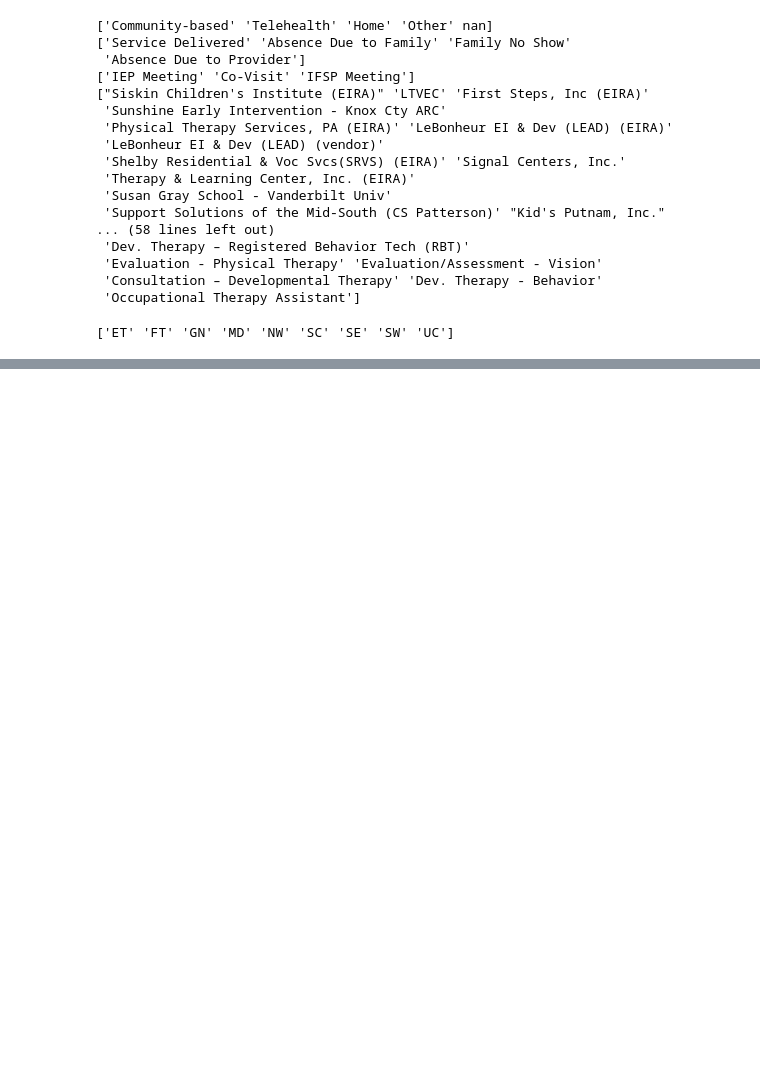
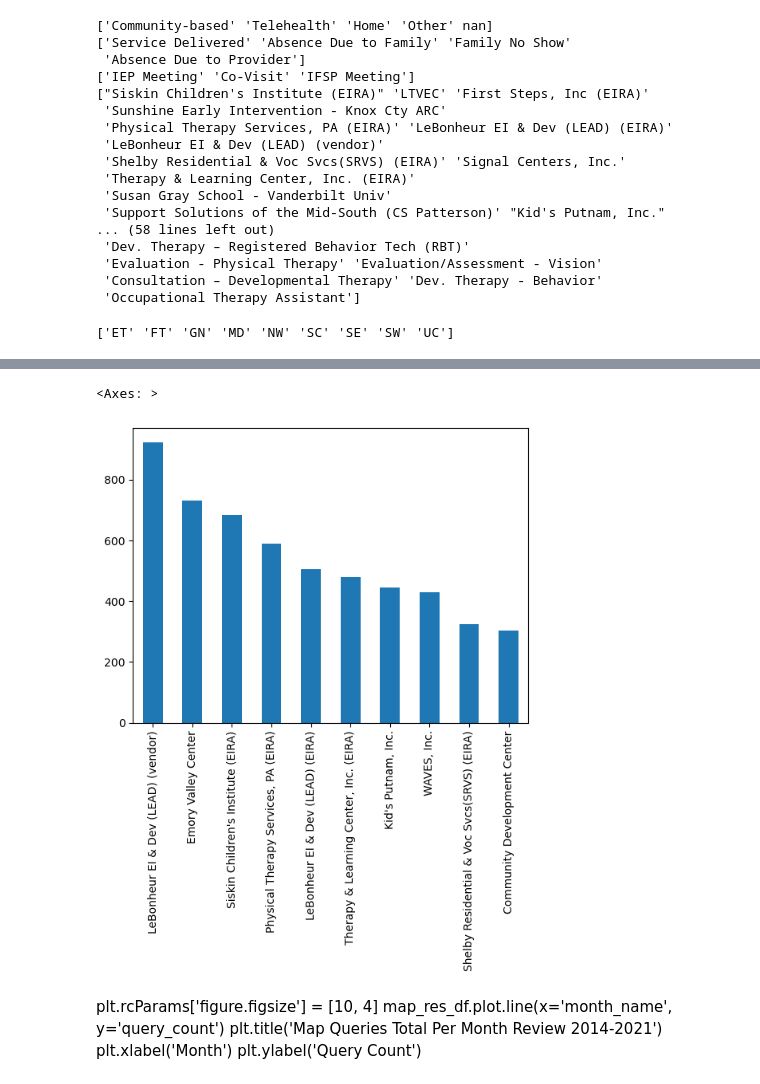
Before and after one commit to NSS-Data-Analytics-Cohort-8/teis_da8_1-sockswithsandals, a Jupyter notebook: notebooks/larry_teis.ipynb, the cells around one changed output, grey strips where cells are left out. Saved outputs shown, nothing was run; the diff lists cells and outputs as text; code cells hidden in the pictures; blank space fills up the shorter version.

```diff
--- a/notebooks/larry_teis.ipynb
+++ b/notebooks/larry_teis.ipynb
@@ -165,0 +208,14 @@ print(children_df2['POE'].unique())
+# %%
+##view IFSP Teaming ID in chart
+##used notes/example from socrata ap project
+agency_top10_plot = compiled_df1['Agency Name'].value_counts().nlargest(10)
+agency_top10_plot.plot(kind='bar')
+# %% [output]
+<Axes: >
+[figure, added]
+# %% [markdown]
+plt.rcParams['figure.figsize'] = [10, 4]
+map_res_df.plot.line(x='month_name', y='query_count')
+plt.title('Map Queries Total Per Month Review 2014-2021')
+plt.xlabel('Month')
+plt.ylabel('Query Count')
```
Also changed, not shown: parts of 4 cells of this notebook.
